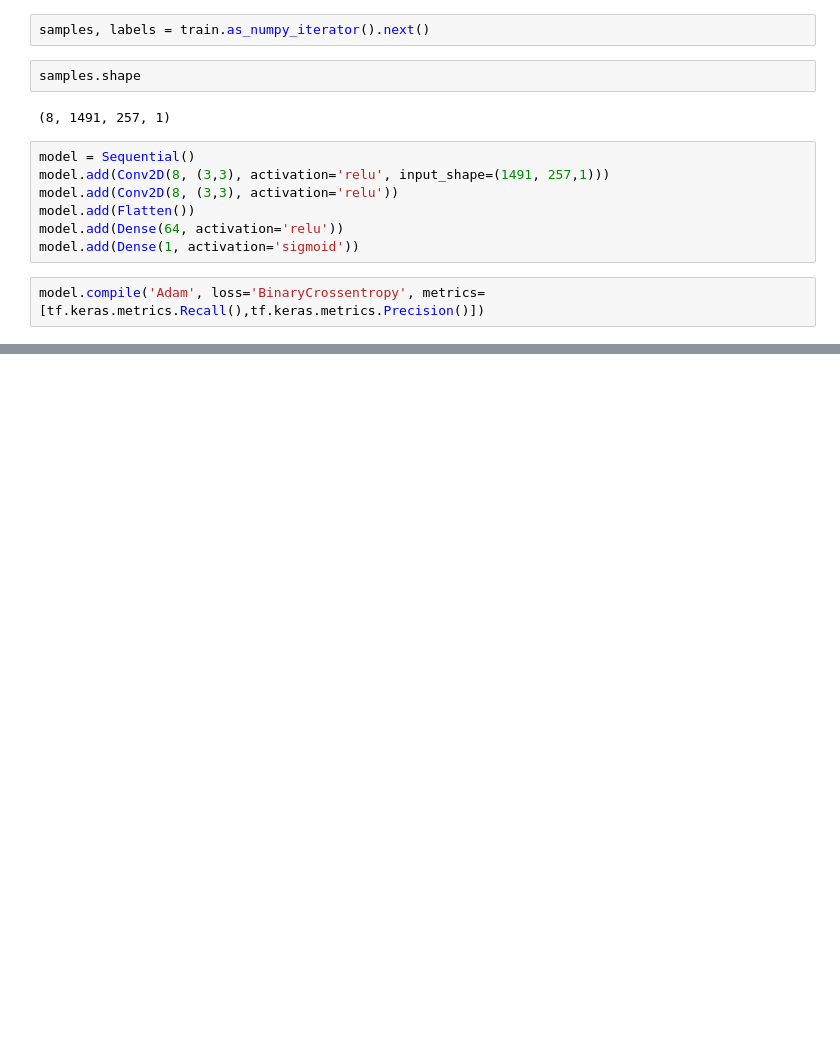
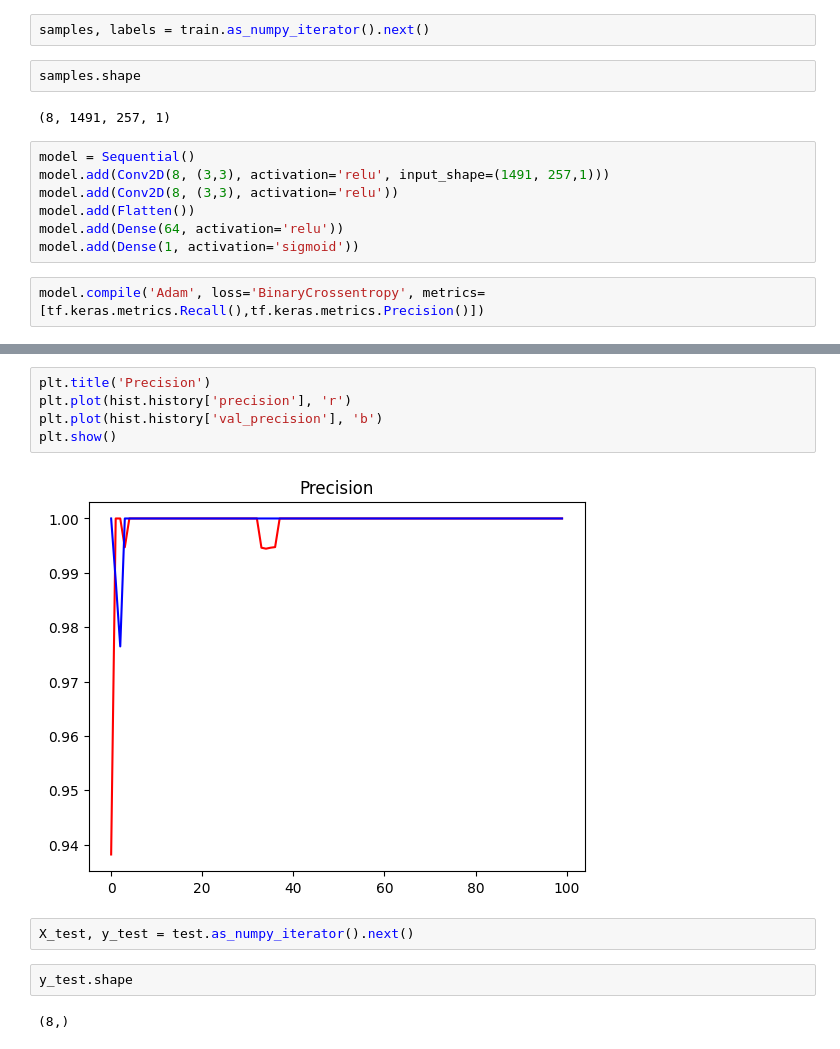
Before and after one commit to tyoamazinglib/baby-monitoring-and-control-system, a Jupyter notebook: crying_detector.ipynb, the cells around one changed output, grey strips where cells are left out. Drawn from its saved outputs; the diff is of its cells as text; blank space fills up the shorter version.

```diff
--- a/crying_detector.ipynb
+++ b/crying_detector.ipynb
@@ -148,0 +182,13 @@ Epoch 100/100
+# %%
+plt.title('Precision')
+plt.plot(hist.history['precision'], 'r')
+plt.plot(hist.history['val_precision'], 'b')
+plt.show()
+# %% [output]
+[figure, added]
+# %%
+X_test, y_test = test.as_numpy_iterator().next()
+# %%
+y_test.shape
+# %% [output]
+(8,)
```
Also changed, not shown: parts of 34 cells of this notebook.
